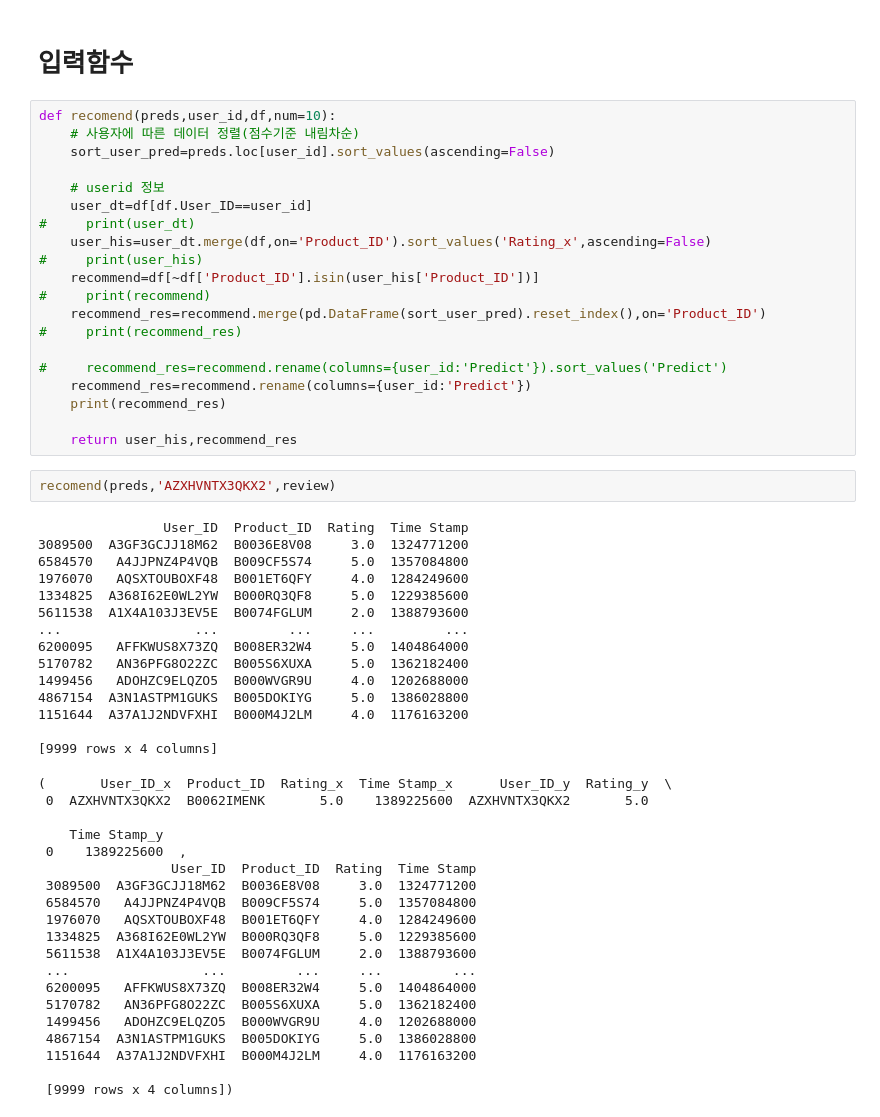
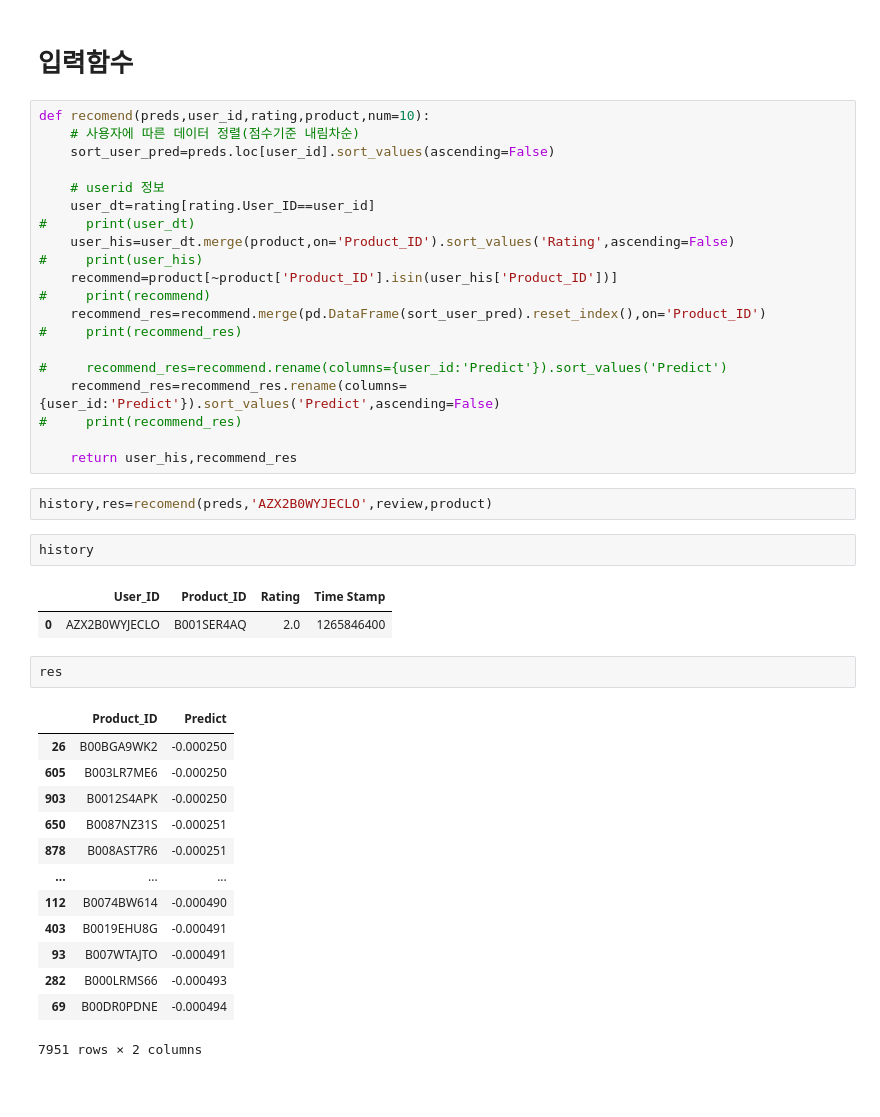
Before and after one commit to JungHunL22/CH09_webback, a Jupyter notebook: 캐글 활용/아마존 리뷰데이터 추천시스템 구현(Matrix Factorization).ipynb, the cells around one changed output. Cells and saved outputs as stored; diff of their text form; blank space fills up the shorter version.

```diff
--- a/캐글 활용/아마존 리뷰데이터 추천시스템 구현(Matrix Factorization).ipynb
+++ b/캐글 활용/아마존 리뷰데이터 추천시스템 구현(Matrix Factorization).ipynb
@@ -142,58 +206,45 @@ re_res.rename(columns={'AZXHVNTX3QKX2':'Predict'})
 # %% [markdown]
 # 입력함수
 # %%
-def recomend(preds,user_id,df,num=10):
+def recomend(preds,user_id,rating,product,num=10):
     # 사용자에 따른 데이터 정렬(점수기준 내림차순)
     sort_user_pred=preds.loc[user_id].sort_values(ascending=False)
 
     # userid 정보
-    user_dt=df[df.User_ID==user_id]
+    user_dt=rating[rating.User_ID==user_id]
 #     print(user_dt)
-    user_his=user_dt.merge(df,on='Product_ID').sort_values('Rating_x',ascending=False)
+    user_his=user_dt.merge(product,on='Product_ID').sort_values('Rating',ascending=False)
 #     print(user_his)
-    recommend=df[~df['Product_ID'].isin(user_his['Product_ID'])]
+    recommend=product[~product['Product_ID'].isin(user_his['Product_ID'])]
 #     print(recommend)
     recommend_res=recommend.merge(pd.DataFrame(sort_user_pred).reset_index(),on='Product_ID')
 #     print(recommend_res)
 
 #     recommend_res=recommend.rename(columns={user_id:'Predict'}).sort_values('Predict')
-    recommend_res=recommend.rename(columns={user_id:'Predict'})
-    print(recommend_res)
+    recommend_res=recommend_res.rename(columns={user_id:'Predict'}).sort_values('Predict',ascending=False)
+#     print(recommend_res)
 
     return user_his,recommend_res
-# %%
-recomend(preds,'AZXHVNTX3QKX2',review)
-# %% [output]
-                User_ID  Product_ID  Rating  Time Stamp
-3089500  A3GF3GCJJ18M62  B0036E8V08     3.0  1324771200
-6584570   A4JJPNZ4P4VQB  B009CF5S74     5.0  1357084800
-1976070   AQSXTOUBOXF48  B001ET6QFY     4.0  1284249600
-1334825  A368I62E0WL2YW  B000RQ3QF8     5.0  1229385600
-5611538  A1X4A103J3EV5E  B0074FGLUM     2.0  1388793600
-...                 ...         ...     ...         ...
-6200095   AFFKWUS8X73ZQ  B008ER32W4     5.0  1404864000
-5170782   AN36PFG8O22ZC  B005S6XUXA     5.0  1362182400
-1499456   ADOHZC9ELQZO5  B000WVGR9U     4.0  1202688000
-4867154  A3N1ASTPM1GUKS  B005DOKIYG     5.0  1386028800
-1151644  A37A1J2NDVFXHI  B000M4J2LM     4.0  1176163200
-
-[9999 rows x 4 columns]
-(       User_ID_x  Product_ID  Rating_x  Time Stamp_x      User_ID_y  Rating_y  \
- 0  AZXHVNTX3QKX2  B0062IMENK       5.0    1389225600  AZXHVNTX3QKX2       5.0
-
-    Time Stamp_y
- 0    1389225600  ,
-                 User_ID  Product_ID  Rating  Time Stamp
- 3089500  A3GF3GCJJ18M62  B0036E8V08     3.0  1324771200
- 6584570   A4JJPNZ4P4VQB  B009CF5S74     5.0  1357084800
- 1976070   AQSXTOUBOXF48  B001ET6QFY     4.0  1284249600
- 1334825  A368I62E0WL2YW  B000RQ3QF8     5.0  1229385600
- 5611538  A1X4A103J3EV5E  B0074FGLUM     2.0  1388793600
- ...                 ...         ...     ...         ...
- 6200095   AFFKWUS8X73ZQ  B008ER32W4     5.0  1404864000
- 5170782   AN36PFG8O22ZC  B005S6XUXA     5.0  1362182400
- 1499456   ADOHZC9ELQZO5  B000WVGR9U     4.0  1202688000
- 4867154  A3N1ASTPM1GUKS  B005DOKIYG     5.0  1386028800
- 1151644  A37A1J2NDVFXHI  B000M4J2LM     4.0  1176163200
-
- [9999 rows x 4 columns])
+# %%
+history,res=recomend(preds,'AZX2B0WYJECLO',review,product)
+# %%
+history
+# %% [output]
+|  | User_ID | Product_ID | Rating | Time Stamp |
+| 0 | AZX2B0WYJECLO | B001SER4AQ | 2.0 | 1265846400 |
+# %%
+res
+# %% [output]
+|  | Product_ID | Predict |
+| 26 | B00BGA9WK2 | -0.000250 |
+| 605 | B003LR7ME6 | -0.000250 |
+| 903 | B0012S4APK | -0.000250 |
+| 650 | B0087NZ31S | -0.000251 |
+| 878 | B008AST7R6 | -0.000251 |
+| ... | ... | ... |
+| 112 | B0074BW614 | -0.000490 |
+| 403 | B0019EHU8G | -0.000491 |
+| 93 | B007WTAJTO | -0.000491 |
+| 282 | B000LRMS66 | -0.000493 |
+| 69 | B00DR0PDNE | -0.000494 |
+7951 rows × 2 columns
```
Also changed, not shown: parts of 18 cells of this notebook.
